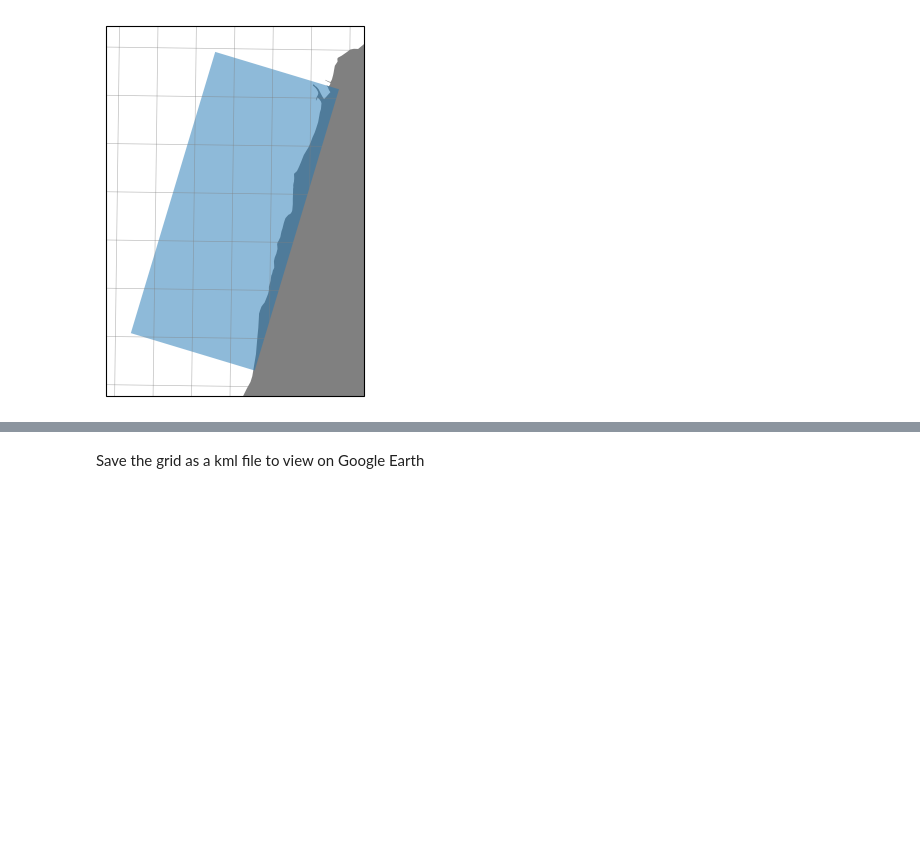
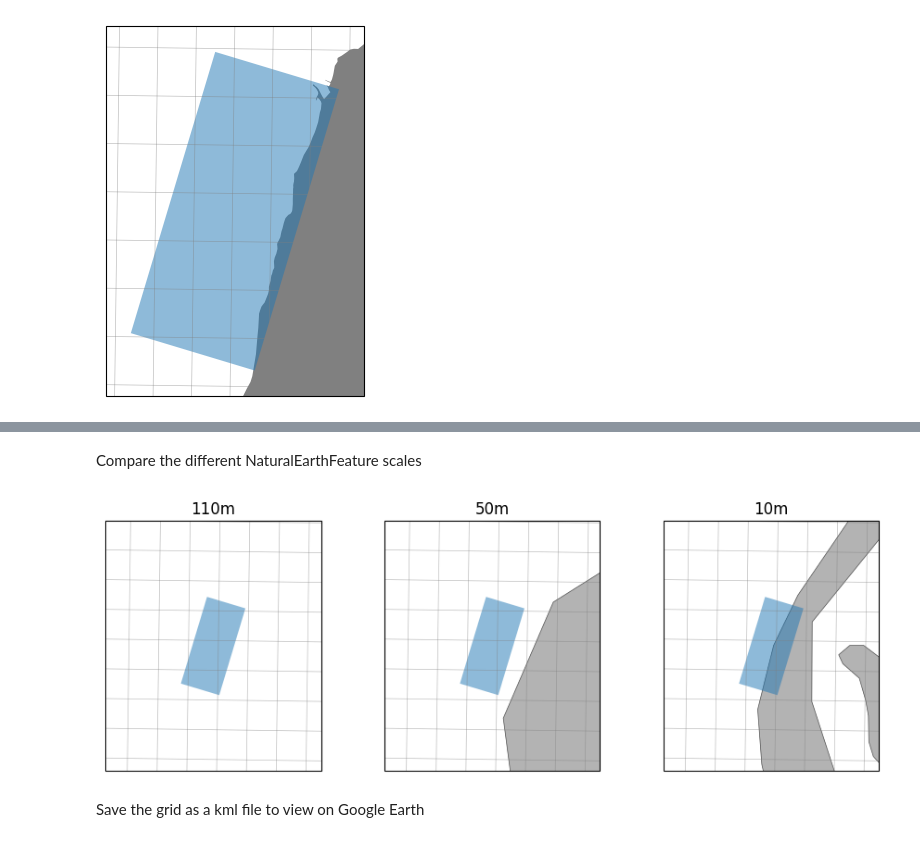
Before and after one commit to rom-py/rompy-notebooks, a Jupyter notebook: notebooks/xbeach/grid-demo.ipynb, the cells around one changed output, grey strips where cells are left out. Drawn from its saved outputs; the diff is of its cells as text; code cells hidden in the pictures; blank space fills up the shorter version.

```diff
--- a/notebooks/xbeach/grid-demo.ipynb
+++ b/notebooks/xbeach/grid-demo.ipynb
@@ -122,3 +147,17 @@ ax = land.plot(ax=ax, transform=ccrs.PlateCarree(), color="gray")
+# %% [markdown]
+Compare the different NaturalEarthFeature scales
+# %%
+projection = ccrs.Stereographic(
+    central_longitude=grid.ori.x, central_latitude=grid.ori.y,
+)
+fig, axs = plt.subplots(1, 3, figsize=(11, 3.5), subplot_kw=dict(projection=projection))
+
+for ax, scale in zip(axs, ["110m", "50m", "10m"]):
+    ax.add_feature(cfeature.LAND.with_scale(scale), facecolor="0.7", edgecolor="0.3", linewidth=0.5)
+    grid.plot(ax=ax, scale=None, buffer=5000)
+    ax.set_title(scale)
+# %% [output]
+[figure, added]
 # %% [markdown]
 Save the grid as a kml file to view on Google Earth
 # %%
```
Also changed, not shown: parts of 9 cells of this notebook.
